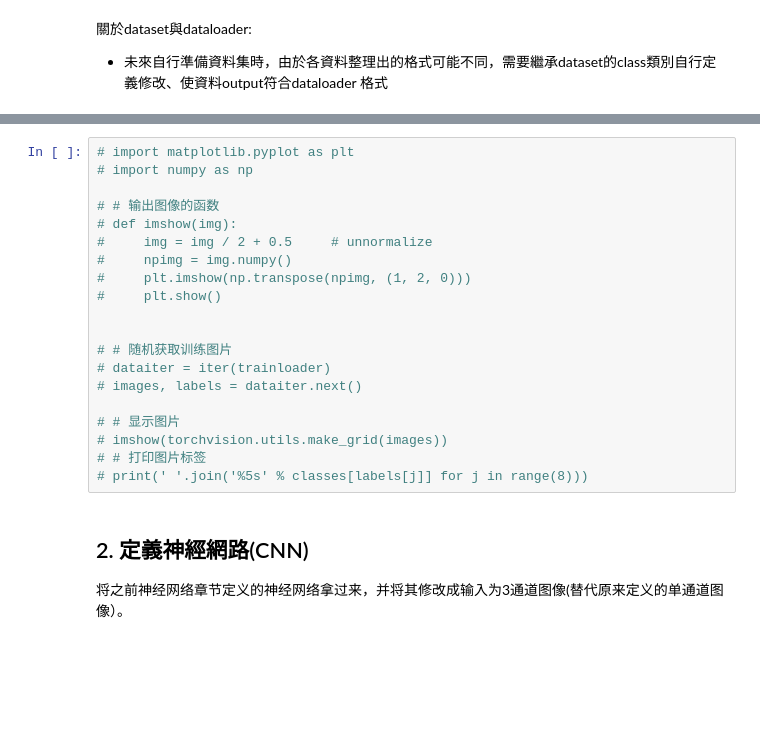
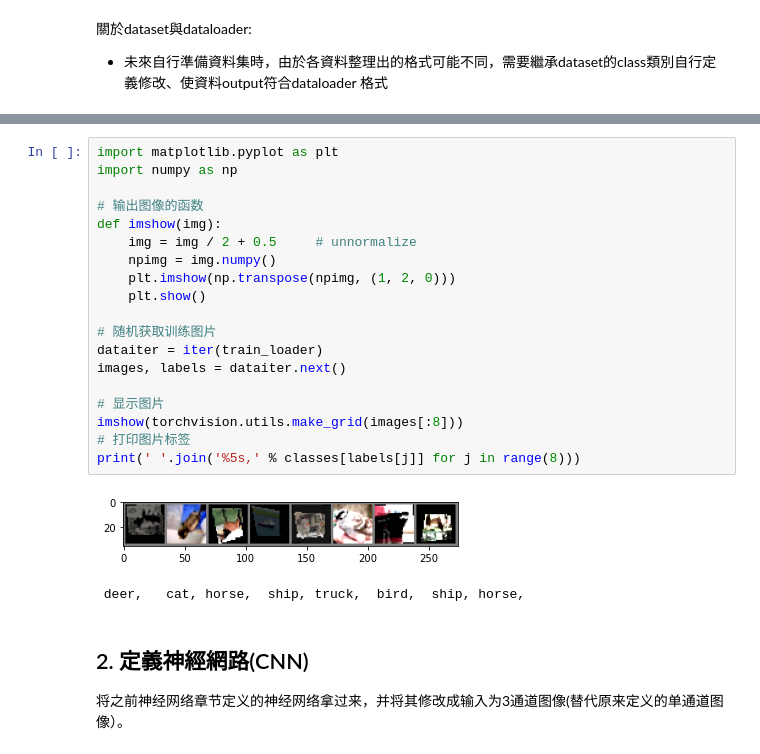
Before and after one commit to YunghuiHsu/pytorch-book, a Jupyter notebook: chapter02-quickstart/以Restnet進行 CIFAR-10分類.ipynb, the cells around one changed output, grey strips where cells are left out. Saved outputs shown, nothing was run; the diff lists cells and outputs as text; blank space fills up the shorter version.

```diff
--- a/chapter02-quickstart/以Restnet進行 CIFAR-10分類.ipynb
+++ b/chapter02-quickstart/以Restnet進行 CIFAR-10分類.ipynb
@@ -105,23 +153,25 @@ Valid data set: torch.Size([100, 3, 32, 32]) torch.Size([100]) 100
 # %%
-# import matplotlib.pyplot as plt
-# import numpy as np
+import matplotlib.pyplot as plt
+import numpy as np
 
-# # 输出图像的函数
-# def imshow(img):
-#     img = img / 2 + 0.5     # unnormalize
-#     npimg = img.numpy()
-#     plt.imshow(np.transpose(npimg, (1, 2, 0)))
-#     plt.show()
+# 输出图像的函数
+def imshow(img):
+    img = img / 2 + 0.5     # unnormalize
+    npimg = img.numpy()
+    plt.imshow(np.transpose(npimg, (1, 2, 0)))
+    plt.show()
 
+# 随机获取训练图片
+dataiter = iter(train_loader)
+images, labels = dataiter.next()
 
-# # 随机获取训练图片
-# dataiter = iter(trainloader)
-# images, labels = dataiter.next()
-
-# # 显示图片
-# imshow(torchvision.utils.make_grid(images))
-# # 打印图片标签
-# print(' '.join('%5s' % classes[labels[j]] for j in range(8)))
+# 显示图片
+imshow(torchvision.utils.make_grid(images[:8]))
+# 打印图片标签
+print(' '.join('%5s,' % classes[labels[j]] for j in range(8)))
+# %% [output]
+[figure, added]
+ deer,   cat, horse,  ship, truck,  bird,  ship, horse,
 # %% [markdown]
 ## 2. 定義神經網路(CNN)
 将之前神经网络章节定义的神经网络拿过来，并将其修改成输入为3通道图像(替代原来定义的单通道图像）。
```
Also changed, not shown: parts of 23 cells of this notebook.
